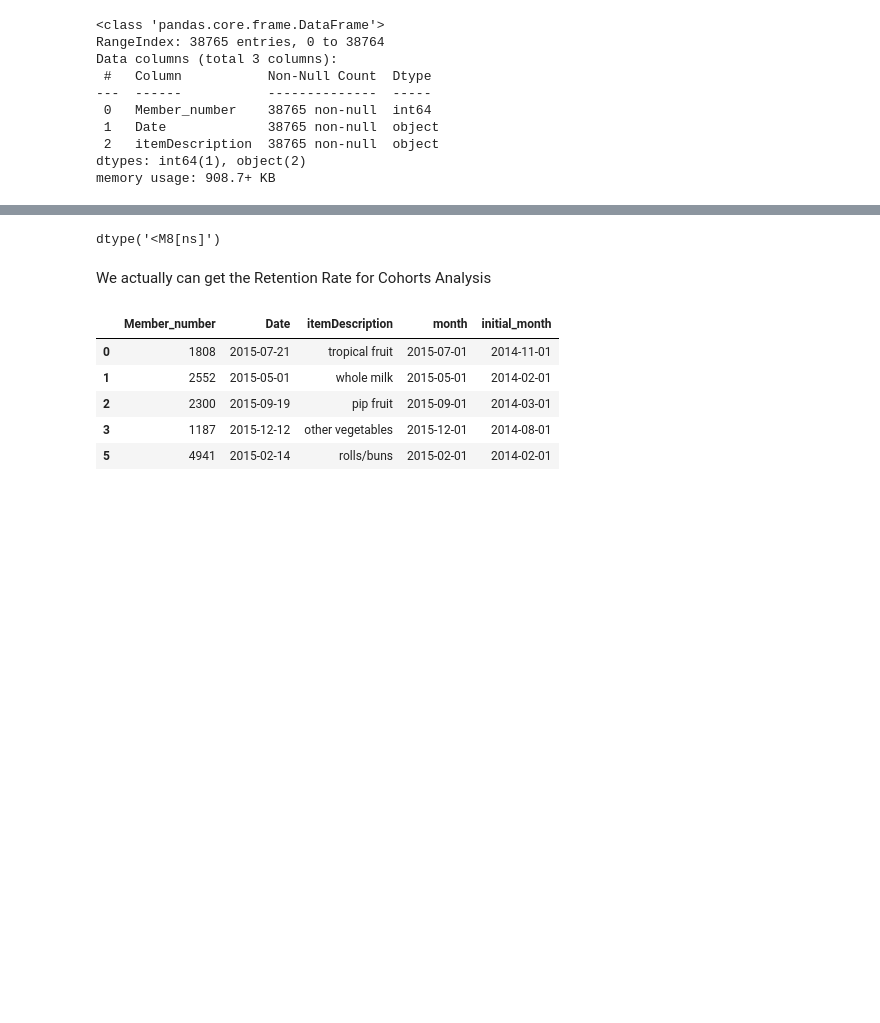
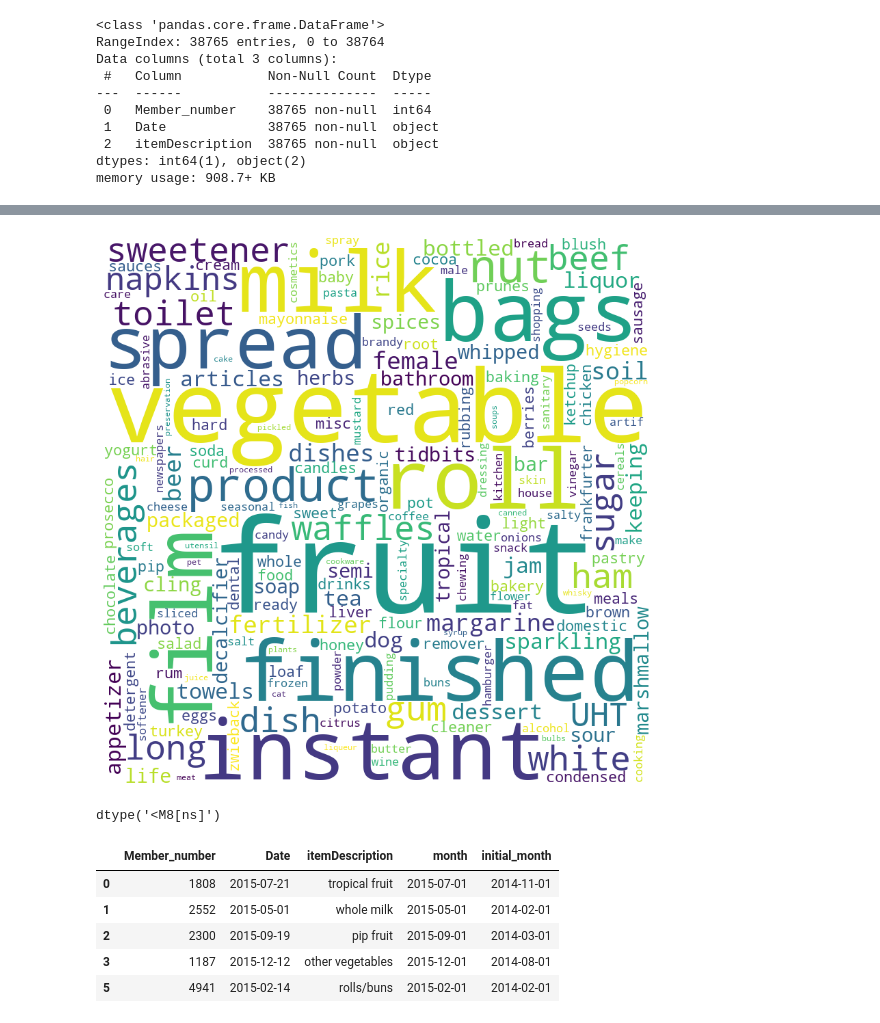
Before and after one commit to nuwbie-11/DataAnalytics101, a Jupyter notebook: groceries-dataset/groceris.ipynb, the cells around one changed output, grey strips where cells are left out. Drawn from its saved outputs; the diff is of its cells as text; code cells hidden in the pictures; blank space fills up the shorter version.

```diff
--- a/groceries-dataset/groceris.ipynb
+++ b/groceries-dataset/groceris.ipynb
@@ -26,3 +68,14 @@ memory usage: 908.7+ KB
+# %%
+wc = WordCloud(width=800, height=800, background_color='white').generate(new_str)
+
+plt.figure(figsize=(8, 8), facecolor=None)
+plt.imshow(wc)
+plt.axis("off")
+plt.tight_layout(pad=0)
+
+plt.show()
+# %% [output]
+[figure, added]
 # %%
 # change Date column type to Datetime
 
@@ -30,6 +83,4 @@ df.Date = pd.to_datetime(df.Date)
 df.Date.dtype
 # %% [output]
 dtype('<M8[ns]')
-# %% [markdown]
-We actually can get the Retention Rate for Cohorts Analysis
 # %%
```
Also changed, not shown: parts of 17 cells of this notebook, 4 other files.
